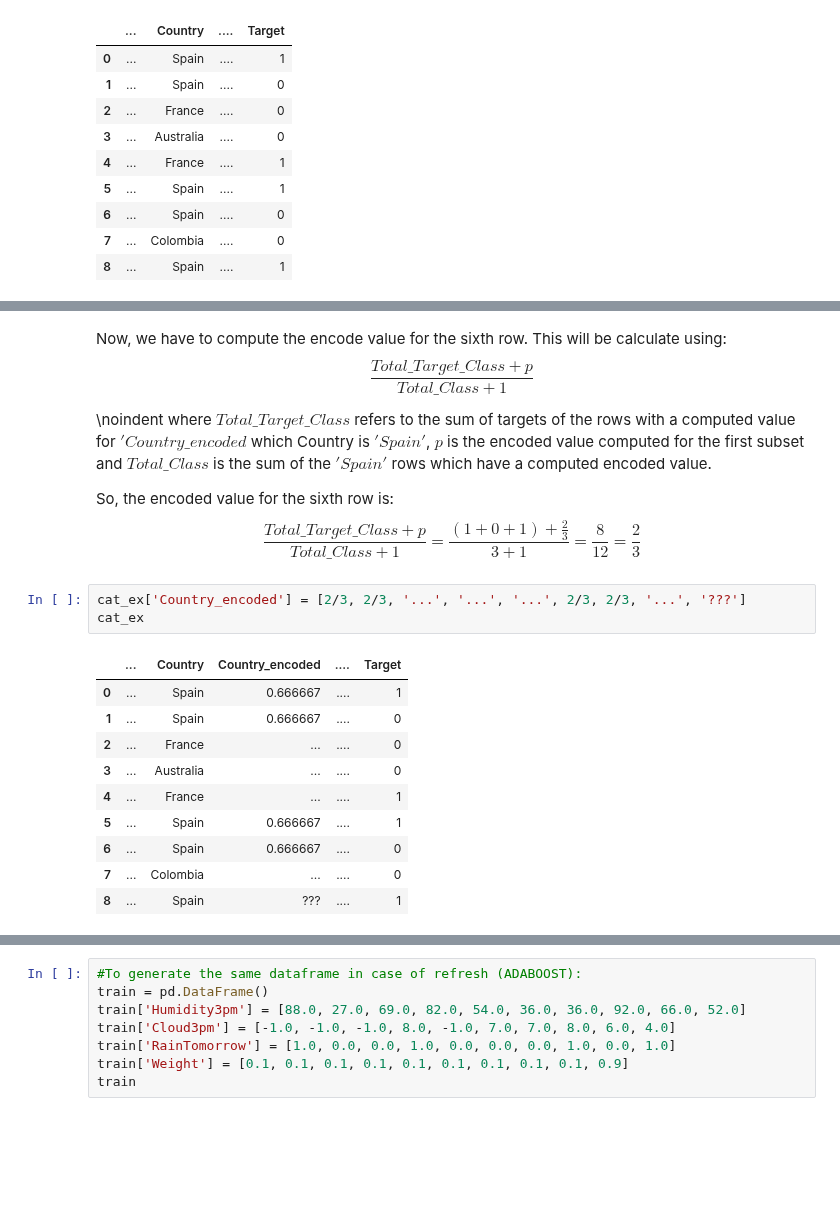
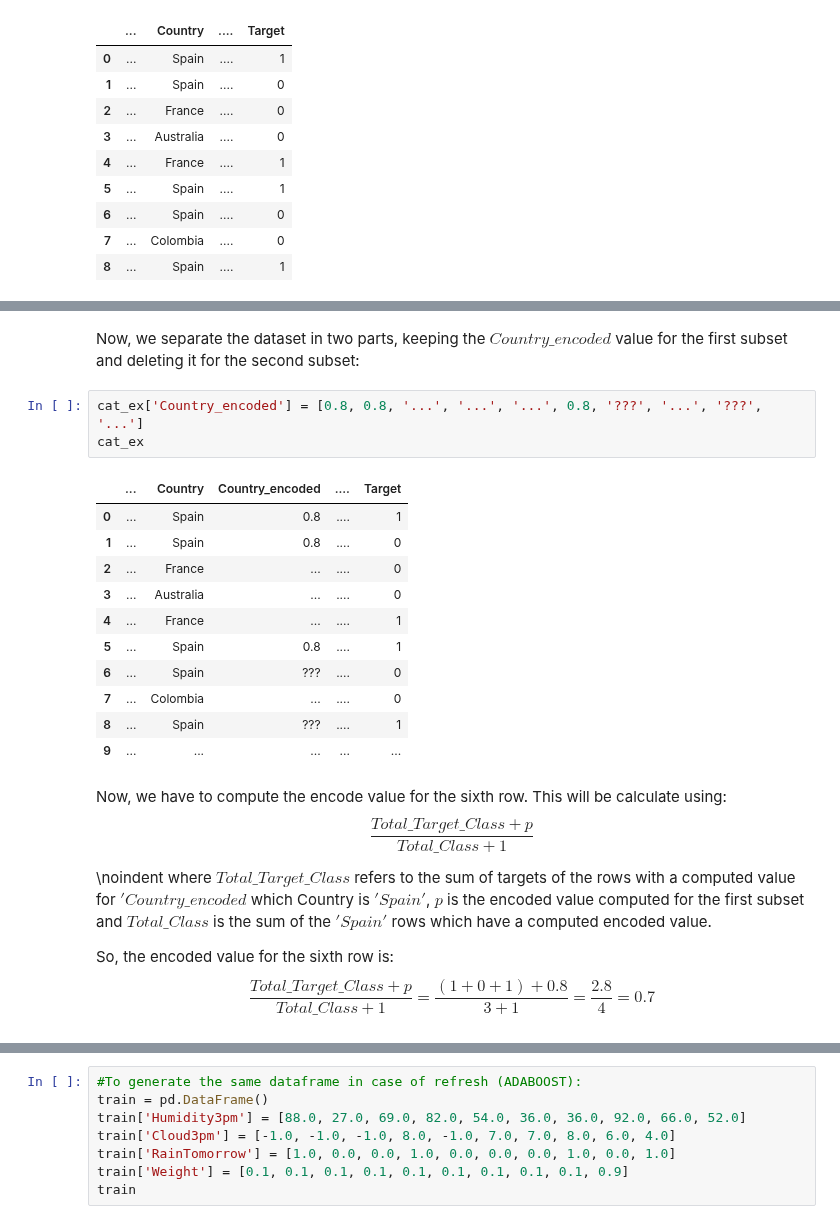
Before and after one commit to GinesMeca/TFG, a Jupyter notebook: notebooks/5. Boosting algorithms (Theory).ipynb, the cells around one changed output, grey strips where cells are left out. Drawn from its saved outputs; the diff is of its cells as text; blank space fills up the shorter version.

```diff
--- a/notebooks/5. Boosting algorithms (Theory).ipynb
+++ b/notebooks/5. Boosting algorithms (Theory).ipynb
@@ -383,3 +385,20 @@ cat_ex
+# %% [markdown]
+Now, we separate the dataset in two parts, keeping the $Country\_encoded$ value for the first subset and deleting it for the second subset:
+# %%
+cat_ex['Country_encoded'] = [0.8, 0.8, '...', '...', '...', 0.8, '???', '...', '???', '...']
+cat_ex
+# %% [output]
+|  | ... | Country | Country_encoded | .... | Target |
+| 0 | ... | Spain | 0.8 | .... | 1 |
+| 1 | ... | Spain | 0.8 | .... | 0 |
+| 2 | ... | France | ... | .... | 0 |
+| 3 | ... | Australia | ... | .... | 0 |
+| 4 | ... | France | ... | .... | 1 |
+| 5 | ... | Spain | 0.8 | .... | 1 |
+| 6 | ... | Spain | ??? | .... | 0 |
+| 7 | ... | Colombia | ... | .... | 0 |
+| 8 | ... | Spain | ??? | .... | 1 |
+| 9 | ... | ... | ... | ... | ... |
 # %% [markdown]
 Now, we have to compute the encode value for the sixth row. This will be calculate using:
 \begin{equation*}
@@ -391,19 +410,5 @@ where $Total\_Target\_Class$ refers to the sum of targets of the rows with a com
 
 So, the encoded value for the sixth row is:
 \begin{equation*}
-\frac{Total\_Target\_Class + p}{Total\_Class + 1} = \frac{(1 + 0 + 1) + \frac{2}{3}}{3 + 1} = \frac{8}{12} = \frac{2}{3}
+\frac{Total\_Target\_Class + p}{Total\_Class + 1} = \frac{(1 + 0 + 1) + 0.8}{3 + 1} = \frac{2.8}{4} = 0.7
 \end{equation*}
-# %%
-cat_ex['Country_encoded'] = [2/3, 2/3, '...', '...', '...', 2/3, 2/3, '...', '???']
-cat_ex
-# %% [output]
-|  | ... | Country | Country_encoded | .... | Target |
-| 0 | ... | Spain | 0.666667 | .... | 1 |
-| 1 | ... | Spain | 0.666667 | .... | 0 |
-| 2 | ... | France | ... | .... | 0 |
-| 3 | ... | Australia | ... | .... | 0 |
-| 4 | ... | France | ... | .... | 1 |
-| 5 | ... | Spain | 0.666667 | .... | 1 |
-| 6 | ... | Spain | 0.666667 | .... | 0 |
-| 7 | ... | Colombia | ... | .... | 0 |
-| 8 | ... | Spain | ??? | .... | 1 |
```
Also changed, not shown: parts of 6 cells of this notebook.
